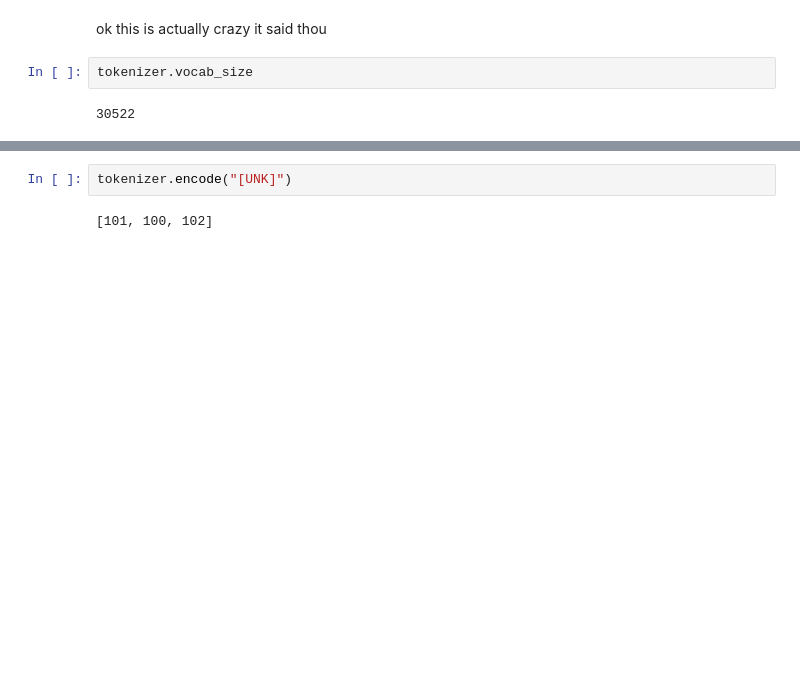
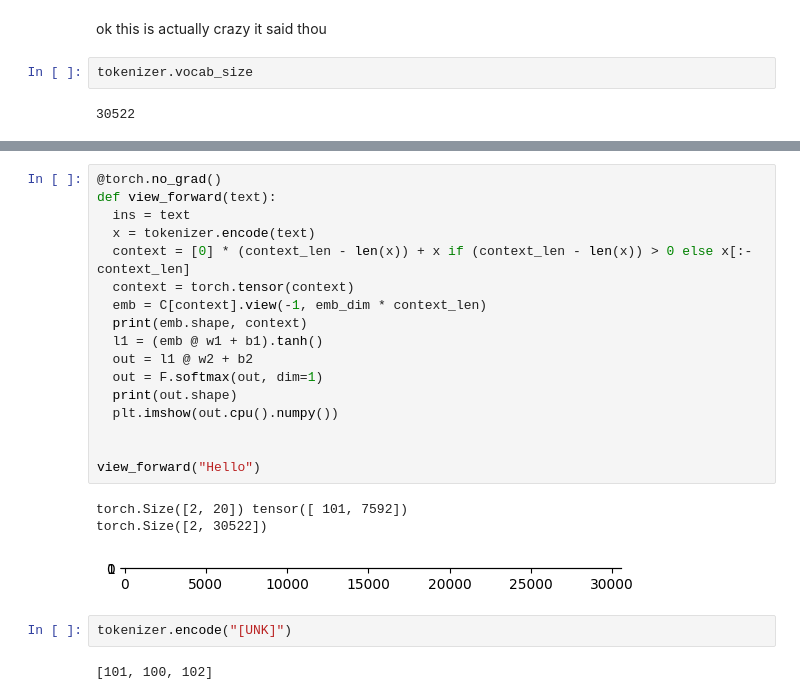
Before and after one commit to Trickshotblaster/nn-practices, a Jupyter notebook: actual_words.ipynb, the cells around one changed output, grey strips where cells are left out. Saved outputs shown, nothing was run; the diff lists cells and outputs as text; blank space fills up the shorter version.

Commit message:
something is fishy with the output shapes

```diff
--- a/actual_words.ipynb
+++ b/actual_words.ipynb
@@ -259,3 +274,24 @@ cont_random("Romeo")
+# %%
+@torch.no_grad()
+def view_forward(text):
+  ins = text
+  x = tokenizer.encode(text)
+  context = [0] * (context_len - len(x)) + x if (context_len - len(x)) > 0 else x[:-context_len]
+  context = torch.tensor(context)
+  emb = C[context].view(-1, emb_dim * context_len)
+  print(emb.shape, context)
+  l1 = (emb @ w1 + b1).tanh()
+  out = l1 @ w2 + b2
+  out = F.softmax(out, dim=1)
+  print(out.shape)
+  plt.imshow(out.cpu().numpy())
+
+
+view_forward("Hello")
+# %% [output]
+torch.Size([2, 20]) tensor([ 101, 7592])
+torch.Size([2, 30522])
+[figure, added]
 # %%
 tokenizer.encode("[UNK]")
 # %% [output]
```
Also changed, not shown: parts of 10 cells of this notebook.
